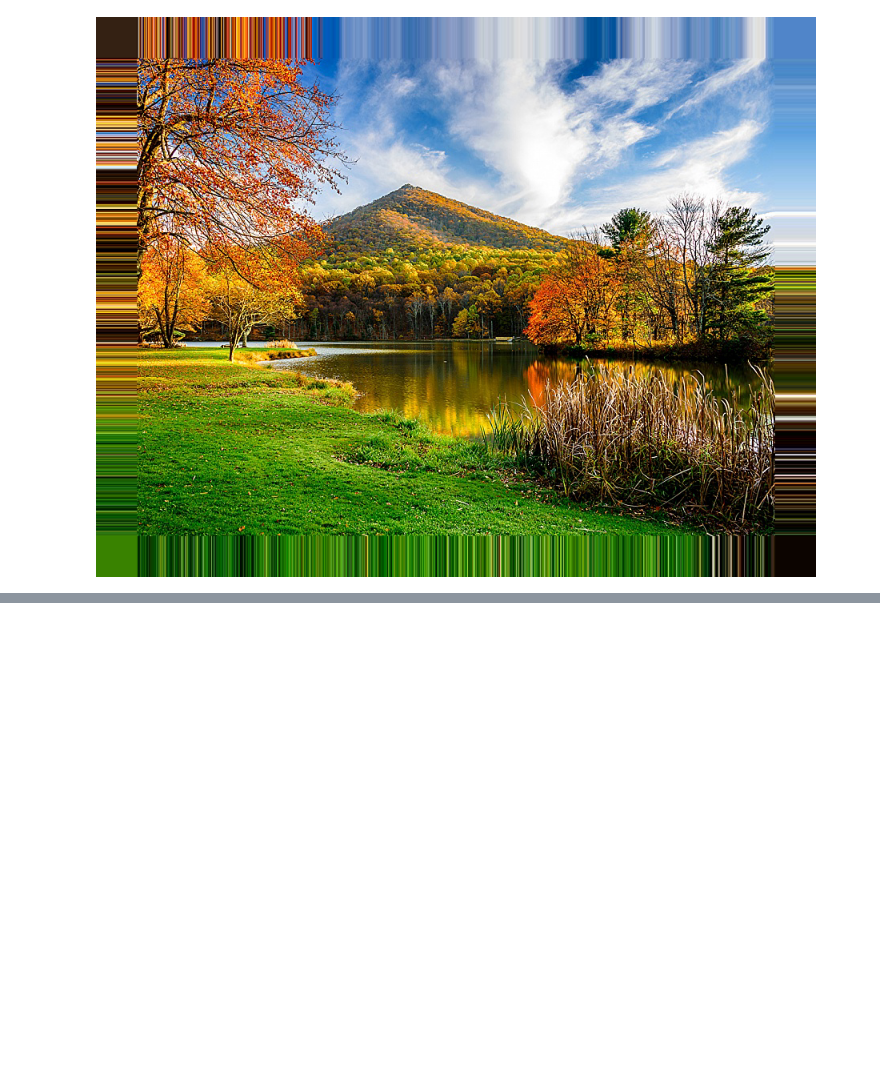
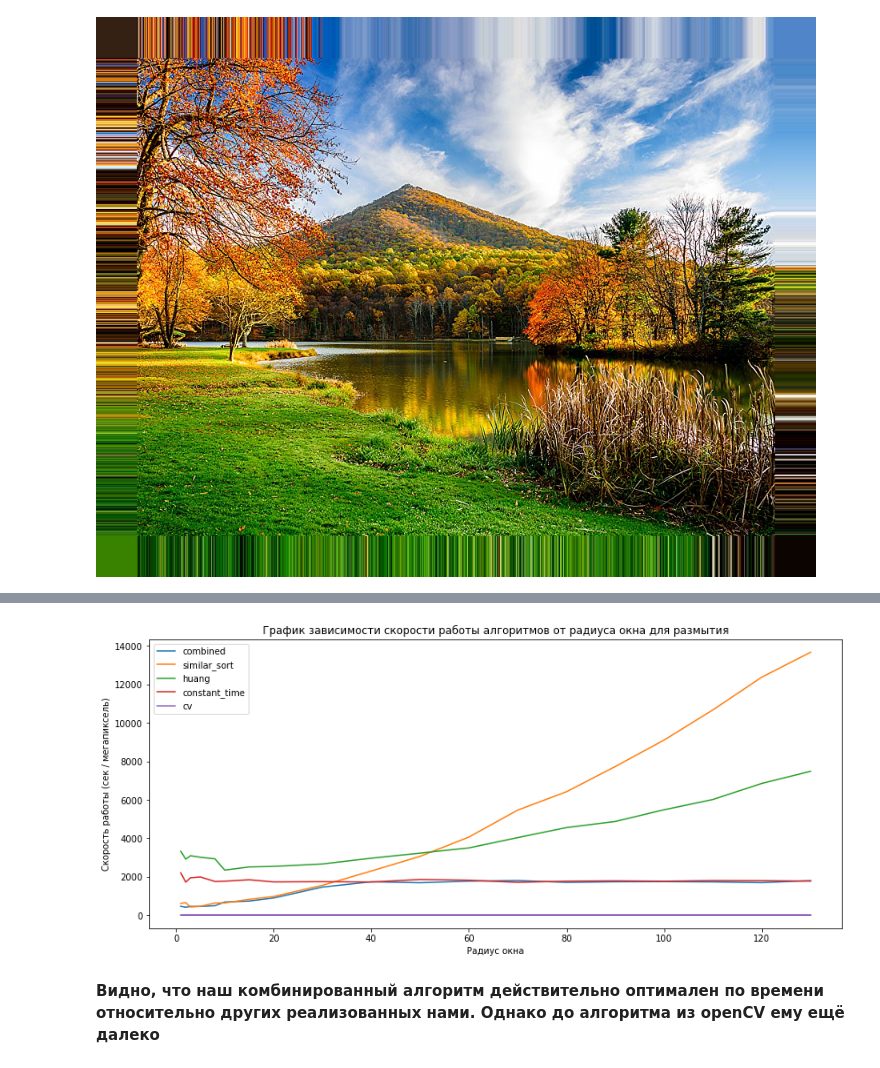
Before and after one commit to vanka857/CV, a Jupyter notebook: task 2/main.ipynb, the cells around one changed output, grey strips where cells are left out. Cells and saved outputs as stored; diff of their text form; code cells hidden in the pictures; blank space fills up the shorter version.

```diff
--- a/task 2/main.ipynb
+++ b/task 2/main.ipynb
@@ -216,0 +373,11 @@ measurements, proccessed_images = test_algos(image_array_for_test, blur_methods,
+# %%
+def median_blur_combined(image_array, radius):
+    if (radius <= 32):
+        return median_blur_simple_sort(image_array, radius)
+    else:
+        return median_blur_constant_time(image_array, radius)
+# %%
+blur_methods_1 = [median_blur_combined, ]
+blur_methods_names_1 = ['combined', ]
+
+measurements_1, proccessed_images_1 = test_algos(image_array_for_test, blur_methods_1, blur_methods_names_1, radii)
@@ -216,0 +398,14 @@ measurements, proccessed_images = test_algos(image_array_for_test, blur_methods,
+# %%
+blur_methods_1 = [median_blur_combined, ]
+blur_methods_names_1 = ['combined', ]
+
+blur_methods_1 += blur_methods_1
+blur_methods_names_1 += blur_methods_names
+
+measurements_1 = pd.concat([measurements, measurements_1], ignore_index=True)
+
+draw_results([*blur_methods_names_1, 'cv'], measurements_1)
+# %% [output]
+[figure, added]
+# %% [markdown]
+**Видно, что наш комбинированный алгоритм действительно оптимален по времени относительно других реализованных нами. Однако до алгоритма из openСV ему ещё далеко**
```
Also changed, not shown: parts of 30 cells of this notebook, 1 other file.
